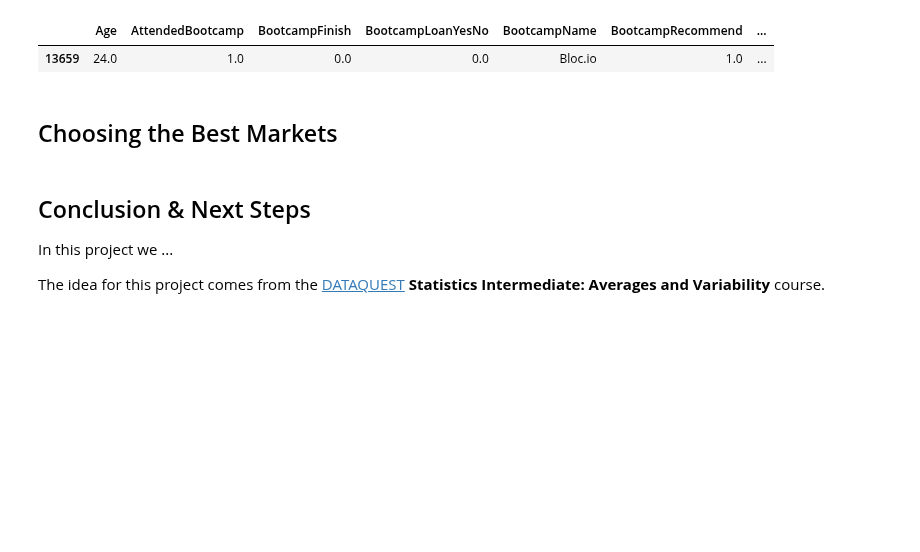
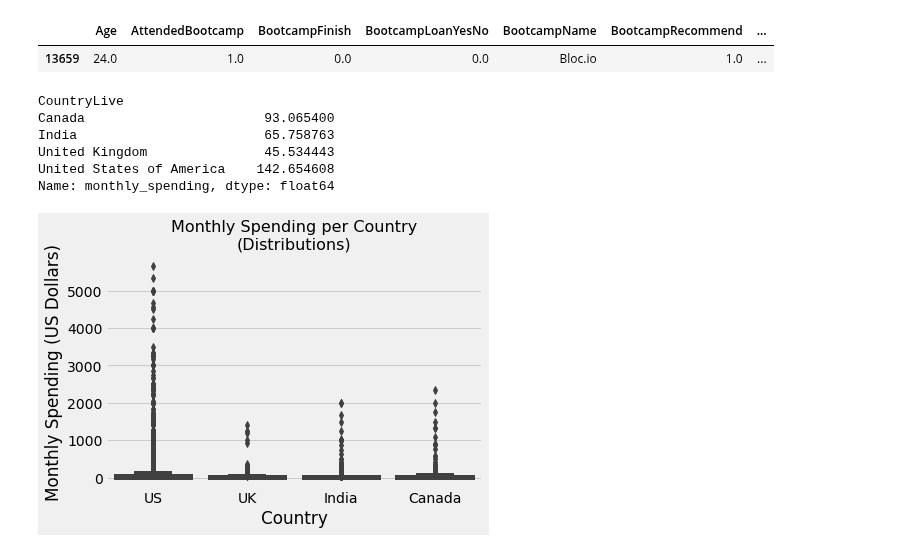
Before and after one commit to branBeckett/data-science-projects, a Jupyter notebook: best-advertising-markets/best-advertising-markets.ipynb, the cells around one changed output. Saved outputs shown, nothing was run; the diff lists cells and outputs as text; code cells hidden in the pictures; blank space fills up the shorter version.

```diff
--- a/best-advertising-markets/best-advertising-markets.ipynb
+++ b/best-advertising-markets/best-advertising-markets.ipynb
@@ -319,11 +319,26 @@ canada_outlier
 # %% [output]
 |  | Age | AttendedBootcamp | BootcampFinish | BootcampLoanYesNo | BootcampName | BootcampRecommend | ... |
 | 13659 | 24.0 | 1.0 | 0.0 | 0.0 | Bloc.io | 1.0 | ... |
-# %% [markdown]
-## Choosing the Best Markets
-# %% [markdown]
-## Conclusion & Next Steps
-
-In this project we ...
-
-The idea for this project comes from the [DATAQUEST](https://app.dataquest.io/) **Statistics Intermediate: Averages and Variability** course.
+# %%
+# Remove Canada's Outlier
+uiuc = uiuc.drop(canada_outlier.index)
+# %%
+# Recompute the averages
+uiuc.groupby('CountryLive').mean()['monthly_spending']
+# %% [output]
+CountryLive
+Canada                       93.065400
+India                        65.758763
+United Kingdom               45.534443
+United States of America    142.654608
+Name: monthly_spending, dtype: float64
+# %%
+# Box plot to visualize the new distribution
+sns.boxplot(y = 'monthly_spending', x = 'CountryLive', data = uiuc)
+plt.title('Monthly Spending per Country\n(Distributions)', fontsize = 16)
+plt.ylabel('Monthly Spending (US Dollars)')
+plt.xlabel('Country')
+plt.xticks(range(4), ['US', 'UK', 'India', 'Canada'])
+plt.show()
+# %% [output]
+[figure, added]
```
Also changed, not shown: parts of 5 cells of this notebook.
